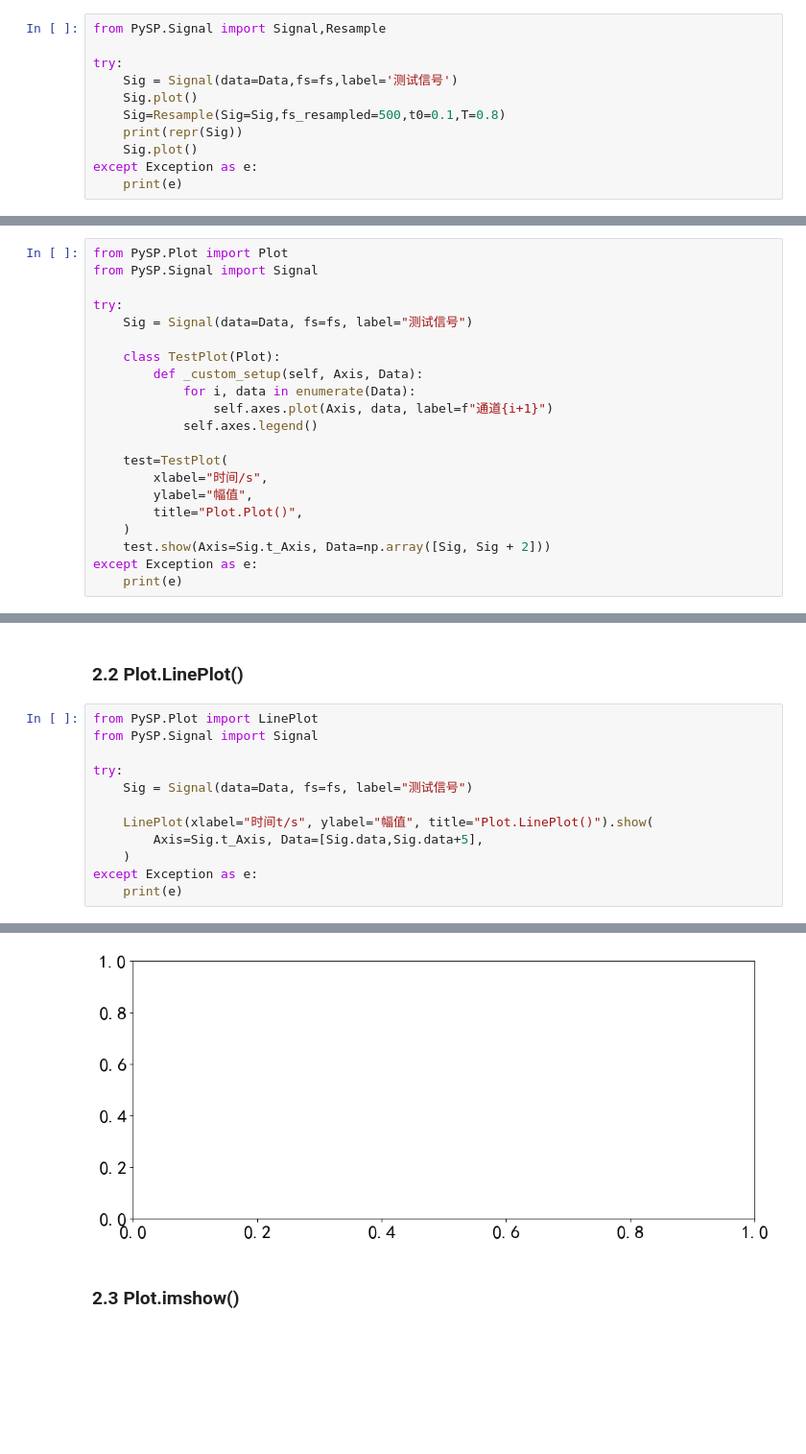
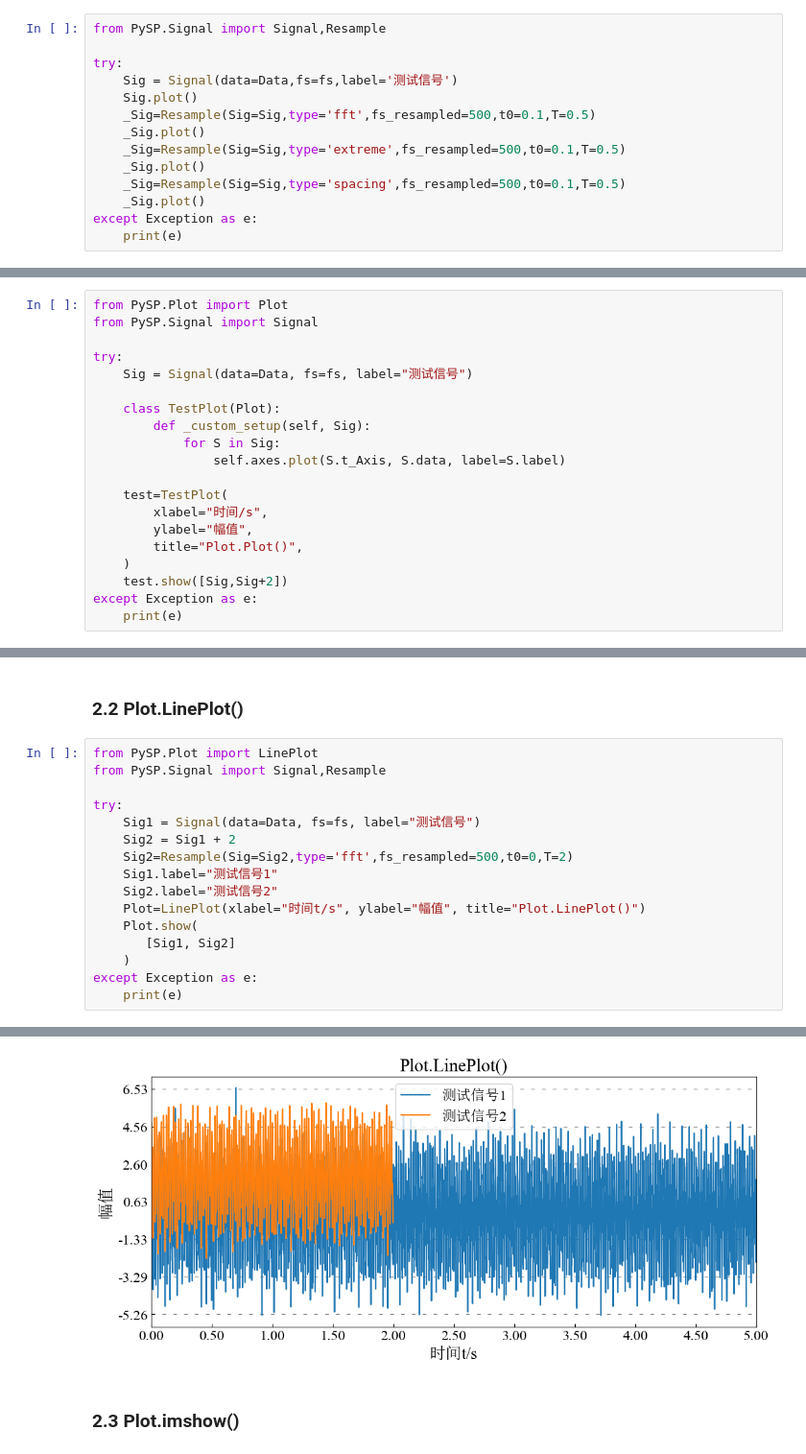
Before and after one commit to xcw1129/PySP, a Jupyter notebook: test.ipynb, the cells around one changed output, grey strips where cells are left out. Shown at 96% size. Cells and saved outputs as stored; diff of their text form; blank space fills up the shorter version.

```diff
--- a/test.ipynb
+++ b/test.ipynb
@@ -62,9 +64,12 @@ from PySP.Signal import Signal,Resample
 try:
     Sig = Signal(data=Data,fs=fs,label='测试信号')
     Sig.plot()
-    Sig=Resample(Sig=Sig,fs_resampled=500,t0=0.1,T=0.8)
-    print(repr(Sig))
-    Sig.plot()
+    _Sig=Resample(Sig=Sig,type='fft',fs_resampled=500,t0=0.1,T=0.5)
+    _Sig.plot()
+    _Sig=Resample(Sig=Sig,type='extreme',fs_resampled=500,t0=0.1,T=0.5)
+    _Sig.plot()
+    _Sig=Resample(Sig=Sig,type='spacing',fs_resampled=500,t0=0.1,T=0.5)
+    _Sig.plot()
 except Exception as e:
     print(e)
 # %% [output]
@@ -150,17 +140,16 @@ try:
     Sig = Signal(data=Data, fs=fs, label="测试信号")
 
     class TestPlot(Plot):
-        def _custom_setup(self, Axis, Data):
-            for i, data in enumerate(Data):
-                self.axes.plot(Axis, data, label=f"通道{i+1}")
-            self.axes.legend()
+        def _custom_setup(self, Sig):
+            for S in Sig:
+                self.axes.plot(S.t_Axis, S.data, label=S.label)
 
     test=TestPlot(
         xlabel="时间/s",
         ylabel="幅值",
         title="Plot.Plot()",
     )
-    test.show(Axis=Sig.t_Axis, Data=np.array([Sig, Sig + 2]))
+    test.show([Sig,Sig+2])
 except Exception as e:
     print(e)
 # %% [output]
@@ -169,13 +158,17 @@ except Exception as e:
 ### 2.2 Plot.LinePlot()
 # %%
 from PySP.Plot import LinePlot
-from PySP.Signal import Signal
+from PySP.Signal import Signal,Resample
 
 try:
-    Sig = Signal(data=Data, fs=fs, label="测试信号")
-
-    LinePlot(xlabel="时间t/s", ylabel="幅值", title="Plot.LinePlot()").show(
-        Axis=Sig.t_Axis, Data=[Sig.data,Sig.data+5],
+    Sig1 = Signal(data=Data, fs=fs, label="测试信号")
+    Sig2 = Sig1 + 2
+    Sig2=Resample(Sig=Sig2,type='fft',fs_resampled=500,t0=0,T=2)
+    Sig1.label="测试信号1"
+    Sig2.label="测试信号2"
+    Plot=LinePlot(xlabel="时间t/s", ylabel="幅值", title="Plot.LinePlot()")
+    Plot.show(
+       [Sig1, Sig2]
     )
 except Exception as e:
     print(e)
@@ -184,4 +176,4 @@ except Exception as e:
-[figure, old version]
+[figure, new version]
 # %% [markdown]
 ### 2.3 Plot.imshow()
 # %%
```
Also changed, not shown: parts of 6 cells of this notebook.
